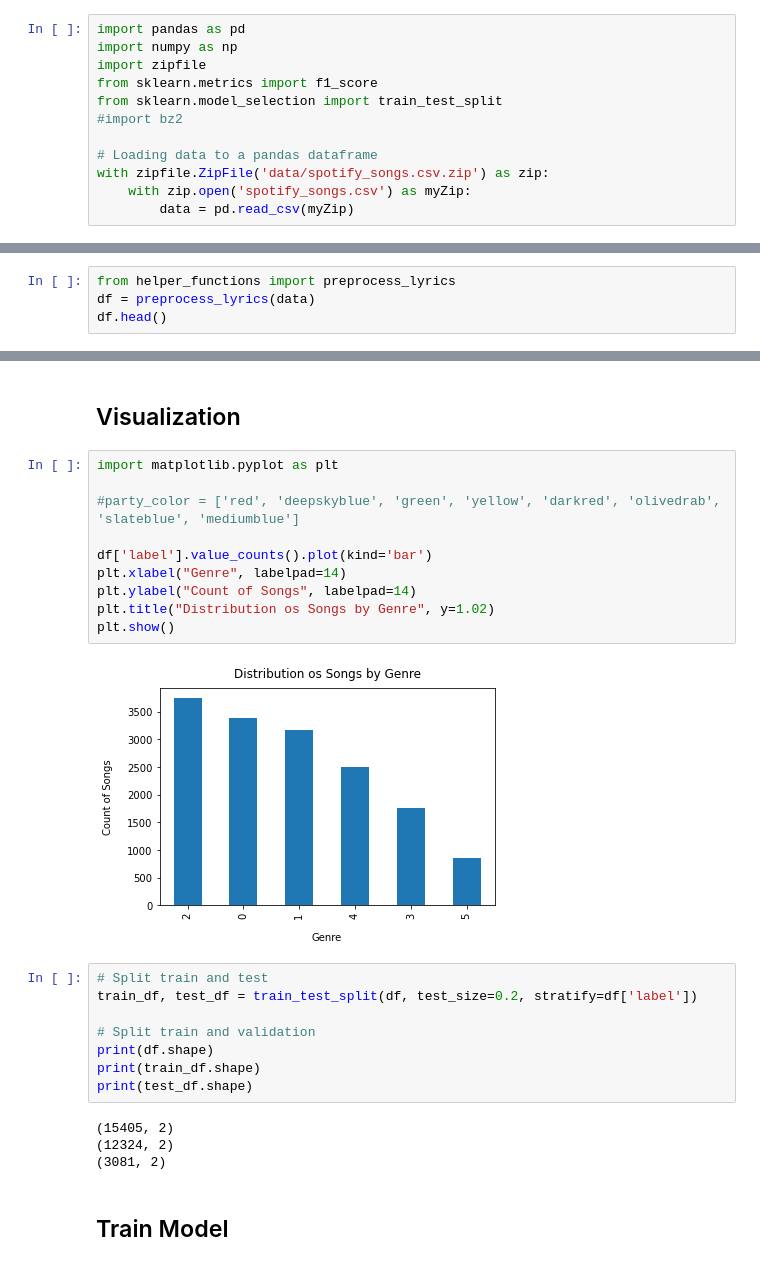
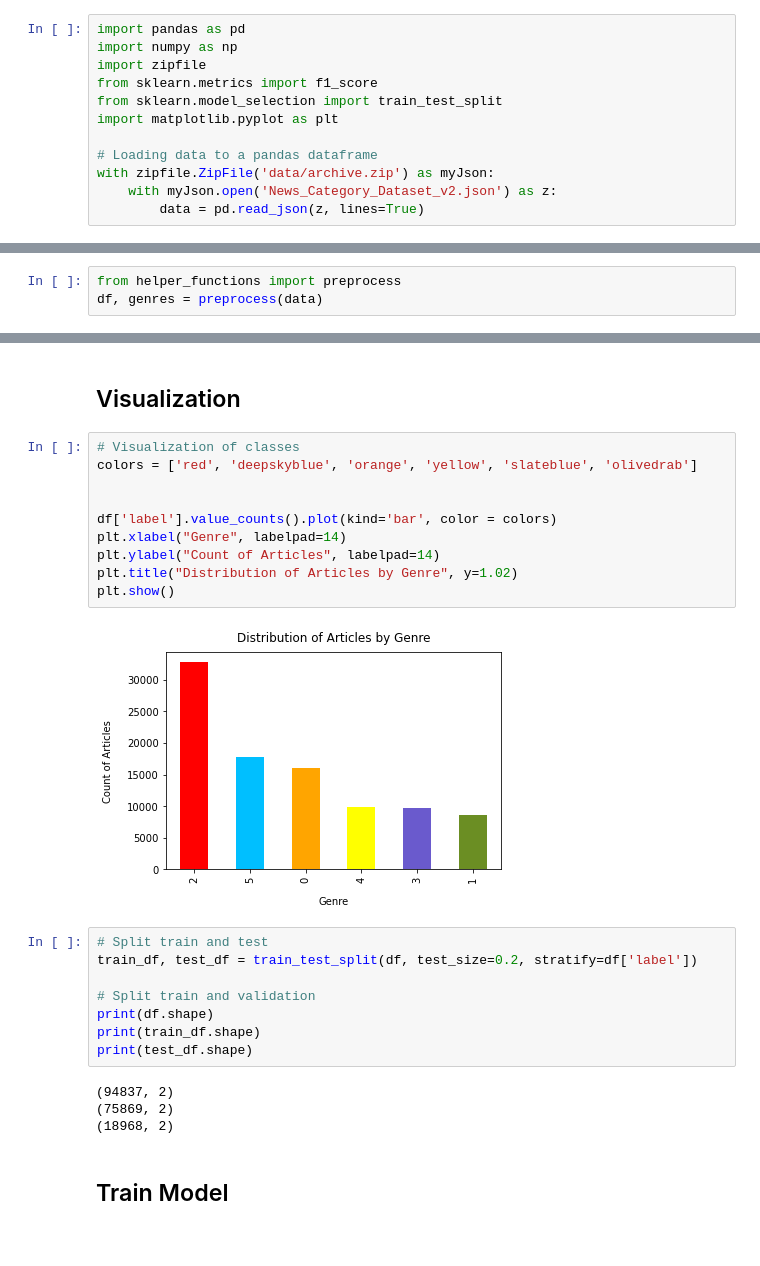
Before and after one commit to oriolgarrobe/Lyrics-classification-with-Transformers, a Jupyter notebook: Logistic Regression.ipynb, the cells around one changed output, grey strips where cells are left out. Cells and saved outputs as stored; diff of their text form.

```diff
--- a/Logistic Regression.ipynb
+++ b/Logistic Regression.ipynb
@@ -14,15 +14,14 @@ import numpy as np
 import zipfile
 from sklearn.metrics import f1_score
 from sklearn.model_selection import train_test_split
-#import bz2
+import matplotlib.pyplot as plt
 
 # Loading data to a pandas dataframe
-with zipfile.ZipFile('data/spotify_songs.csv.zip') as zip:
-    with zip.open('spotify_songs.csv') as myZip:
-        data = pd.read_csv(myZip)
+with zipfile.ZipFile('data/archive.zip') as myJson:
+    with myJson.open('News_Category_Dataset_v2.json') as z:
+        data = pd.read_json(z, lines=True)
 # %% [markdown]
 When you inspect the two data frames, you can see that there are three labelled columns: `id` (the official speech ID), `words` (the space-separated words of the speech), and `party` (the party of the speaker, represented by its customary abbreviation).
 # %%
-from helper_functions import preprocess_lyrics
-df = preprocess_lyrics(data)
-df.head()
+from helper_functions import preprocess
+df, genres = preprocess(data)
@@ -43,17 +35,17 @@ print(genres)
 # %% [markdown]
 ## Visualization
 # %%
-import matplotlib.pyplot as plt
+# Visualization of classes
+colors = ['red', 'deepskyblue', 'orange', 'yellow', 'slateblue', 'olivedrab']
 
-#party_color = ['red', 'deepskyblue', 'green', 'yellow', 'darkred', 'olivedrab', 'slateblue', 'mediumblue']
 
-df['label'].value_counts().plot(kind='bar')
+df['label'].value_counts().plot(kind='bar', color = colors)
 plt.xlabel("Genre", labelpad=14)
-plt.ylabel("Count of Songs", labelpad=14)
-plt.title("Distribution os Songs by Genre", y=1.02)
+plt.ylabel("Count of Articles", labelpad=14)
+plt.title("Distribution of Articles by Genre", y=1.02)
 plt.show()
 # %% [output]
-[figure, old version]
+[figure, new version]
 # %%
 # Split train and test
 train_df, test_df = train_test_split(df, test_size=0.2, stratify=df['label'])
@@ -63,9 +55,9 @@ print(df.shape)
 print(train_df.shape)
 print(test_df.shape)
 # %% [output]
-(15405, 2)
-(12324, 2)
-(3081, 2)
+(94837, 2)
+(75869, 2)
+(18968, 2)
 # %% [markdown]
 ## Train Model
 # %% [markdown]
```
Also changed, not shown: parts of 7 cells of this notebook.
